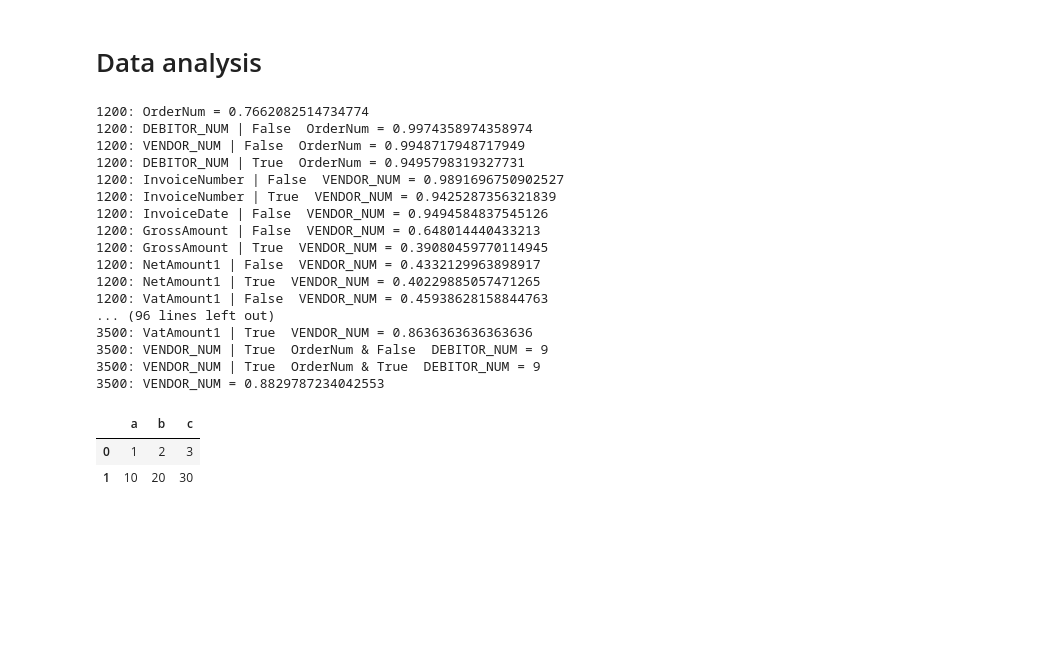
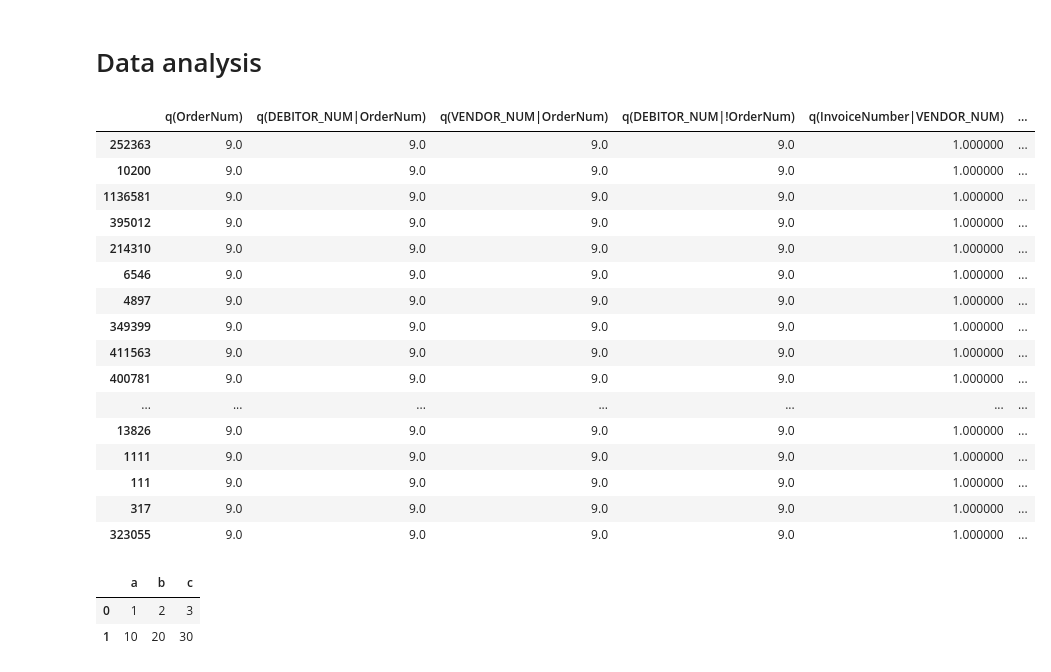
Before and after one commit to FusionShareeza/Masterarbeit, a Jupyter notebook: sqlconnector.ipynb, the cells around one changed output. Cells and saved outputs as stored; diff of their text form; code cells hidden in the pictures; blank space fills up the shorter version.

Commit message:
debitor_num

```diff
--- a/sqlconnector.ipynb
+++ b/sqlconnector.ipynb
@@ -384,23 +386,44 @@ list1 = ['OrderNum',False,'DEBITOR_NUM',
 list2 = ['OrderNum',True,'DEBITOR_NUM',False,'VENDOR_NUM',
          'OrderNum',True,'DEBITOR_NUM',True,'VENDOR_NUM',
          ]
-df = pd.read_csv('data/cclogattributes_'+tenant+'.csv', encoding='utf-8')
+
+df_results = pd.DataFrame(columns=['q(OrderNum)','q(DEBITOR_NUM|OrderNum)',
+         'q(VENDOR_NUM|OrderNum)',
+         'q(DEBITOR_NUM|!OrderNum)',
+         'q(InvoiceNumber|VENDOR_NUM)',
+         'q(InvoiceNumber|!VENDOR_NUM)',
+         'q(InvoiceDate|VENDOR_NUM)',
+         'q(GrossAmount|VENDOR_NUM)',
+         'q(GrossAmount|!VENDOR_NUM)',
+         'q(NetAmount1|VENDOR_NUM)',
+         'q(NetAmount1|!VENDOR_NUM)',
+         'q(VatAmount1|VENDOR_NUM)',
+         'q(VatAmount1|!VENDOR_NUM)',
+         'q(VENDOR_NUM | !OrderNum & DEBITOR_NUM)',
+         'q(VENDOR_NUM| !OrderNum & ! DEBITOR_NUM)',
+         'q(VENDOR_NUM)',])
+
+df = pd.read_csv('data/cclogattributes_T_'+tenant+'.csv', encoding='utf-8')
 
 df_new = filter_df_by_time(df,'2022-12-20 09:44:23.030','2023-04-19 12:28:20.000')
-dc_sorted_df = split_datframe_into_whatever('DEBITOR_NUM', df_new)
+dc_sorted_df = split_datframe_into_whatever('VENDOR_NUM', df_new)
 
 for key, df in dc_sorted_df.items():
     counter_list1 = 2
     counter_list2 = 4
+    result_list = []
     #get_sollwerte(key, df)
     ordernum = get_single_value(df, 'OrderNum')
-    print(''+key+': '+'OrderNum = '+str(ordernum)+'')
+    #print(''+key+': '+'OrderNum = '+str(ordernum)+'')
+    result_list.append(ordernum)
+
     while counter_list1 < len(list1):
         value1_list1 = list1[counter_list1 - 2]
         value2_list1 = list1[counter_list1 - 1]
         value3_list1 = list1[counter_list1]
         x = get_data_values(df, value1_list1, value2_list1,value3_list1)
-        print(''+key+': '+value3_list1+' | '+str(value2_list1)+'  '+value1_list1+' = '+str(x)+'')
+        #print(''+key+': '+value3_list1+' | '+str(value2_list1)+'  '+value1_list1+' = '+str(x)+'')
+        result_list.append(x)
         counter_list1 += 3
 
     while counter_list2 < len(list2):
@@ -410,29 +433,39 @@ for key, df in dc_sorted_df.items():
         value4_list2 = list2[counter_list2 - 1]
         value5_list2 = list2[counter_list2]
         y = get_data_values_two_booleans(df, value1_list2, value2_list2,value3_list2,value4_list2,value5_list2)
-        print(''+key+': '+value5_list2+' | '+str(value2_list2)+'  '+value1_list2+' & '+str(value4_list2)+'  '+value3_list2+' = '+str(y)+'')
+        #print(''+key+': '+value5_list2+' | '+str(value2_list2)+'  '+value1_list2+' & '+str(value4_list2)+'  '+value3_list2+' = '+str(y)+'')
+        result_list.append(y)
         counter_list2 += 5
 
     vendornum = get_single_value(df, 'VENDOR_NUM')
-    print(''+key+': '+'VENDOR_NUM = '+str(vendornum)+'')
+    #print(''+key+': '+'VENDOR_NUM = '+str(vendornum)+'')
+    result_list.append(vendornum)
+
+
+    df_results.loc[key] = result_list
-# %% [output]
-1200: OrderNum = 0.7662082514734774
-1200: DEBITOR_NUM | False  OrderNum = 0.9974358974358974
-1200: VENDOR_NUM | False  OrderNum = 0.9948717948717949
-1200: DEBITOR_NUM | True  OrderNum = 0.9495798319327731
-1200: InvoiceNumber | False  VENDOR_NUM = 0.9891696750902527
-1200: InvoiceNumber | True  VENDOR_NUM = 0.9425287356321839
-1200: InvoiceDate | False  VENDOR_NUM = 0.9494584837545126
-1200: GrossAmount | False  VENDOR_NUM = 0.648014440433213
-1200: GrossAmount | True  VENDOR_NUM = 0.39080459770114945
-1200: NetAmount1 | False  VENDOR_NUM = 0.4332129963898917
-1200: NetAmount1 | True  VENDOR_NUM = 0.40229885057471265
-1200: VatAmount1 | False  VENDOR_NUM = 0.45938628158844763
-... (96 lines left out)
-3500: VatAmount1 | True  VENDOR_NUM = 0.8636363636363636
-3500: VENDOR_NUM | True  OrderNum & False  DEBITOR_NUM = 9
-3500: VENDOR_NUM | True  OrderNum & True  DEBITOR_NUM = 9
-3500: VENDOR_NUM = 0.8829787234042553
+# %%
+#df_results = df_results.sort_values(by=['q(GrossAmount|VENDOR_NUM)'],ascending=True)
+df_results.to_csv('data/results.csv', index=False, header= True, encoding='utf-8')#iso-8859-15
+display(df_results)
+#ProfileReport(df_results)
+# %% [output]
+|  | q(OrderNum) | q(DEBITOR_NUM|OrderNum) | q(VENDOR_NUM|OrderNum) | q(DEBITOR_NUM|!OrderNum) | q(InvoiceNumber|VENDOR_NUM) | ... |
+| 252363 | 9.0 | 9.0 | 9.0 | 9.0 | 1.000000 | ... |
+| 10200 | 9.0 | 9.0 | 9.0 | 9.0 | 1.000000 | ... |
+| 1136581 | 9.0 | 9.0 | 9.0 | 9.0 | 1.000000 | ... |
+| 395012 | 9.0 | 9.0 | 9.0 | 9.0 | 1.000000 | ... |
+| 214310 | 9.0 | 9.0 | 9.0 | 9.0 | 1.000000 | ... |
+| 6546 | 9.0 | 9.0 | 9.0 | 9.0 | 1.000000 | ... |
+| 4897 | 9.0 | 9.0 | 9.0 | 9.0 | 1.000000 | ... |
+| 349399 | 9.0 | 9.0 | 9.0 | 9.0 | 1.000000 | ... |
+| 411563 | 9.0 | 9.0 | 9.0 | 9.0 | 1.000000 | ... |
+| 400781 | 9.0 | 9.0 | 9.0 | 9.0 | 1.000000 | ... |
+| ... | ... | ... | ... | ... | ... | ... |
+| 13826 | 9.0 | 9.0 | 9.0 | 9.0 | 1.000000 | ... |
+| 1111 | 9.0 | 9.0 | 9.0 | 9.0 | 1.000000 | ... |
+| 111 | 9.0 | 9.0 | 9.0 | 9.0 | 1.000000 | ... |
+| 317 | 9.0 | 9.0 | 9.0 | 9.0 | 1.000000 | ... |
+| 323055 | 9.0 | 9.0 | 9.0 | 9.0 | 1.000000 | ... |
 # %%
 data = [{'a': 1, 'b': 2, 'c': 3},
         {'a': 10, 'b': 20, 'c': 30}]
```
Also changed, not shown: parts of 4 cells of this notebook.
